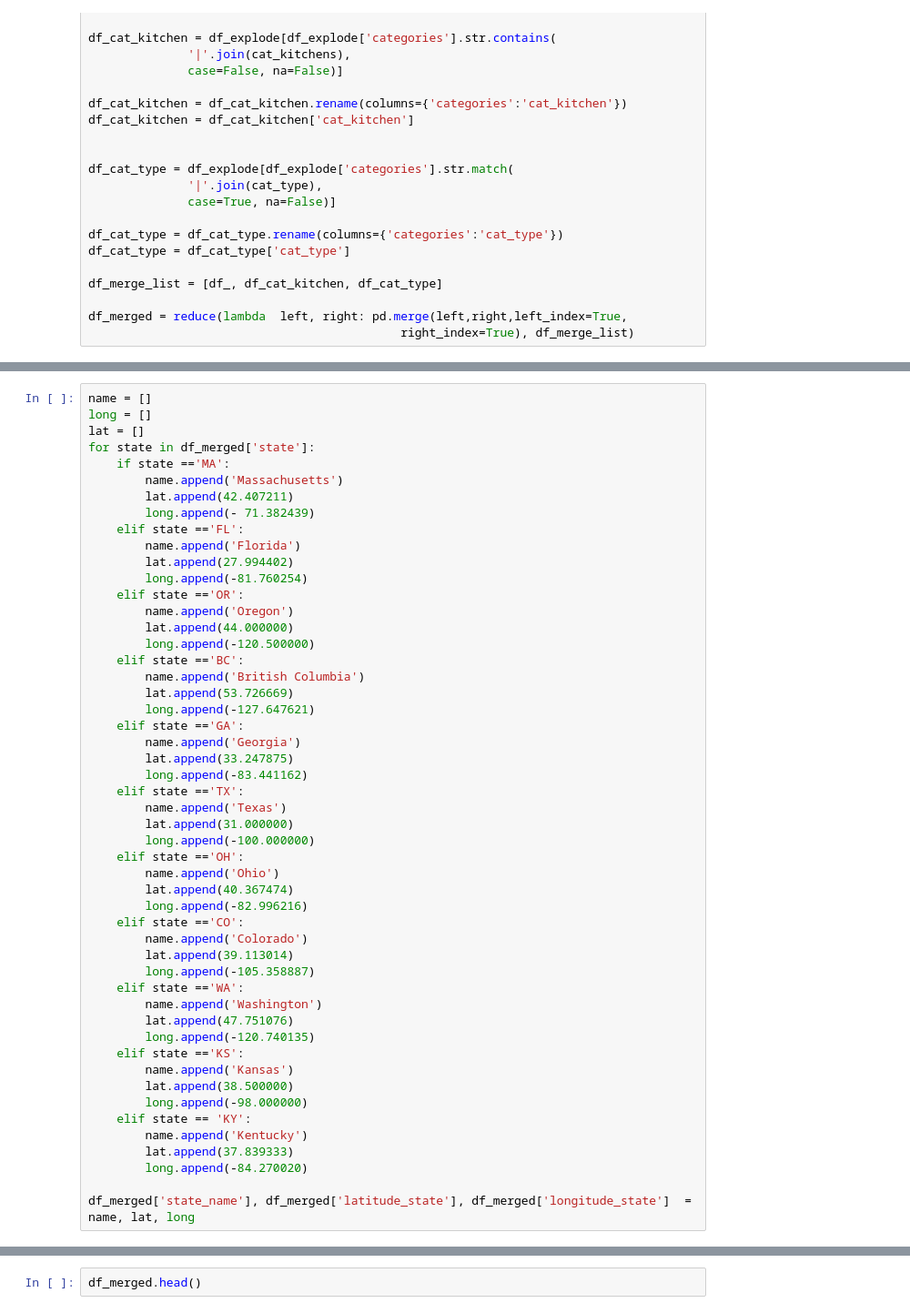
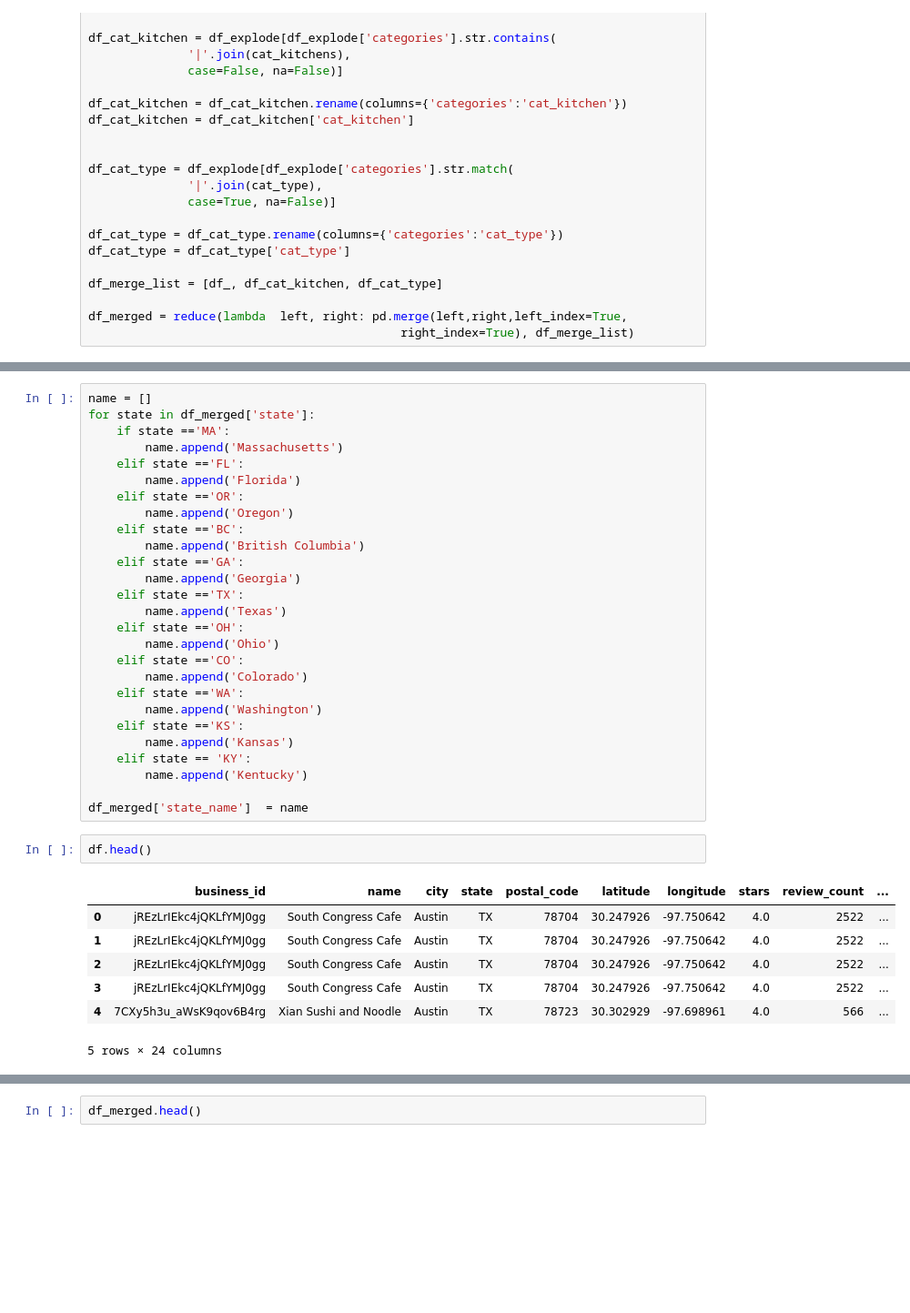
Before and after one commit to MichelleHovendal/Restaurant-Guide, a Jupyter notebook: code/Social Data - Exploratory Data Analysis - Michelle.ipynb, the cells around one changed output, grey strips where cells are left out. Shown at 91% size. Cells and saved outputs as stored; diff of their text form; blank space fills up the shorter version.

```diff
--- a/code/Social Data - Exploratory Data Analysis - Michelle.ipynb
+++ b/code/Social Data - Exploratory Data Analysis - Michelle.ipynb
@@ -779,52 +797,38 @@ df_merged.head(10)
 | 9 | 110 Grill | Braintree | MA | 42.220007 | -71.034440 | {'WiFi': "'free'", 'BestNights': ... | 4.0 | 421 | American (Traditional), Bars, Nig... | ... |
 # %%
 name = []
-long = []
-lat = []
 for state in df_merged['state']:
     if state =='MA':
         name.append('Massachusetts')
-        lat.append(42.407211)
-        long.append(- 71.382439)
     elif state =='FL':
         name.append('Florida')
-        lat.append(27.994402)
-        long.append(-81.760254)
     elif state =='OR':
         name.append('Oregon')
-        lat.append(44.000000)
-        long.append(-120.500000)
     elif state =='BC':
         name.append('British Columbia')
-        lat.append(53.726669)
-        long.append(-127.647621)
     elif state =='GA':
         name.append('Georgia')
-        lat.append(33.247875)
-        long.append(-83.441162)
     elif state =='TX':
         name.append('Texas')
-        lat.append(31.000000)
-        long.append(-100.000000)
     elif state =='OH':
         name.append('Ohio')
-        lat.append(40.367474)
-        long.append(-82.996216)
     elif state =='CO':
         name.append('Colorado')
-        lat.append(39.113014)
-        long.append(-105.358887)
     elif state =='WA':
         name.append('Washington')
-        lat.append(47.751076)
-        long.append(-120.740135)
     elif state =='KS':
         name.append('Kansas')
-        lat.append(38.500000)
-        long.append(-98.000000)
     elif state == 'KY':
         name.append('Kentucky')
-        lat.append(37.839333)
-        long.append(-84.270020)
 
-df_merged['state_name'], df_merged['latitude_state'], df_merged['longitude_state']  = name, lat, long
+df_merged['state_name']  = name
+# %%
+df.head()
+# %% [output]
+|  | business_id | name | city | state | postal_code | latitude | longitude | stars | review_count | ... |
+| 0 | jREzLrIEkc4jQKLfYMJ0gg | South Congress Cafe | Austin | TX | 78704 | 30.247926 | -97.750642 | 4.0 | 2522 | ... |
+| 1 | jREzLrIEkc4jQKLfYMJ0gg | South Congress Cafe | Austin | TX | 78704 | 30.247926 | -97.750642 | 4.0 | 2522 | ... |
+| 2 | jREzLrIEkc4jQKLfYMJ0gg | South Congress Cafe | Austin | TX | 78704 | 30.247926 | -97.750642 | 4.0 | 2522 | ... |
+| 3 | jREzLrIEkc4jQKLfYMJ0gg | South Congress Cafe | Austin | TX | 78704 | 30.247926 | -97.750642 | 4.0 | 2522 | ... |
+| 4 | 7CXy5h3u_aWsK9qov6B4rg | Xian Sushi and Noodle | Austin | TX | 78723 | 30.302929 | -97.698961 | 4.0 | 566 | ... |
+5 rows × 24 columns
```
Also changed, not shown: parts of 7 cells of this notebook, 3 other files.
